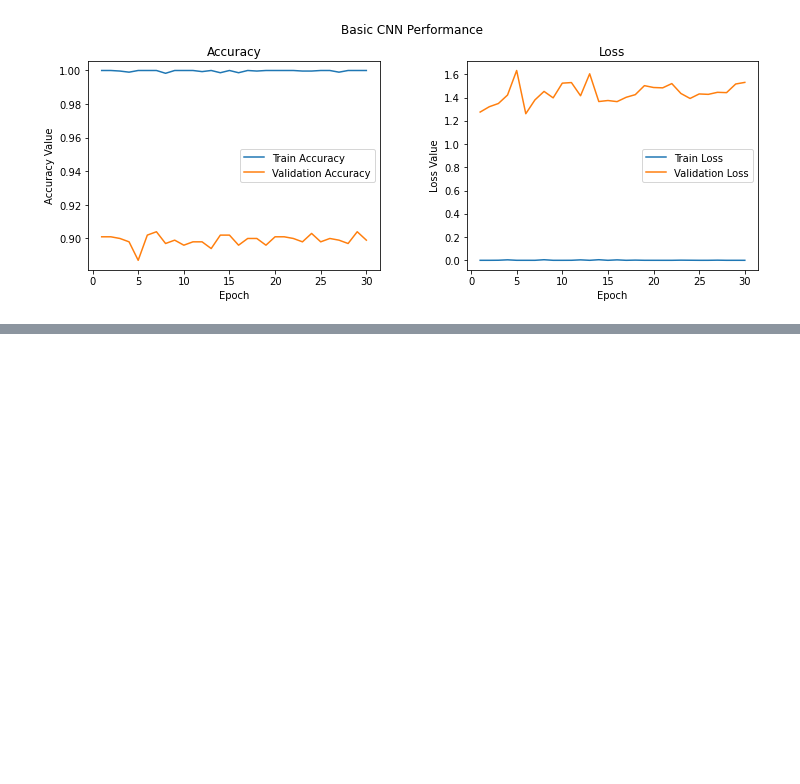
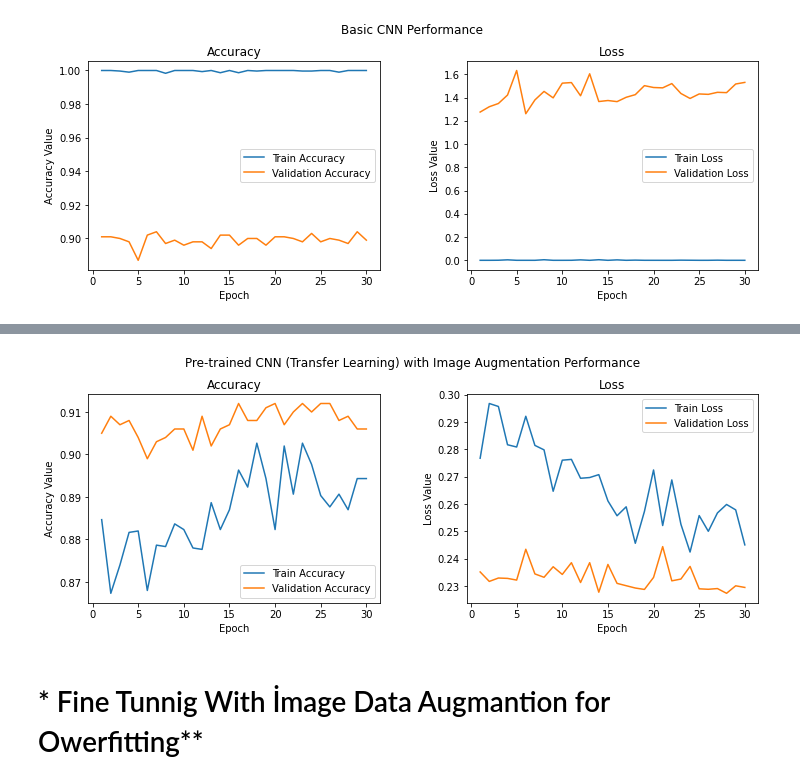
Before and after one commit to mustafabozkaya/hands-on-transfer-learning-with-python, a Jupyter notebook: notebooks/Ch05 - Unleash the Power of Transfer Learning/VGGBase_Newhead(8192_1)_Transfer_learning_models.ipynb, the cells around one changed output, grey strips where cells are left out. Saved outputs shown, nothing was run; the diff lists cells and outputs as text; code cells hidden in the pictures; blank space fills up the shorter version.

Commit message:
adding İmage Augmention and Fine tunnig

```diff
--- a/notebooks/Ch05 - Unleash the Power of Transfer Learning/VGGBase_Newhead(8192_1)_Transfer_learning_models.ipynb
+++ b/notebooks/Ch05 - Unleash the Power of Transfer Learning/VGGBase_Newhead(8192_1)_Transfer_learning_models.ipynb
@@ -604,0 +619,15 @@ l2 = ax2.legend(loc="best")
+# %%
+model2 = Sequential([
+                  vgg_model
+                  ,Dense(512, activation='relu', input_dim=input_shape)
+                  ,Dropout(0.3)
+                  ,Dense(512, activation='relu')
+                  ,Dropout(0.3)
+                  ,Dense(1, activation='sigmoid')
+])
+
+model2.compile(loss='binary_crossentropy',
+              optimizer=optimizers.RMSprop(learning_rate=2e-5),
+              metrics=['binary_accuracy'])
+
+model2.summary()
@@ -604,0 +655,5 @@ l2 = ax2.legend(loc="best")
+# %%
+history2=model2.fit(train_generator
+           ,epochs=30,verbose=1,
+           steps_per_epoch=100,
+           validation_data=val_generator)
@@ -604,0 +698,23 @@ l2 = ax2.legend(loc="best")
+# %%
+f, (ax1, ax2) = plt.subplots(1, 2, figsize=(12, 4))
+t = f.suptitle('Pre-trained CNN (Transfer Learning) with Image Augmentation Performance', fontsize=12)
+f.subplots_adjust(top=0.85, wspace=0.3)
+
+epoch_list = list(range(1,31))
+ax1.plot(epoch_list, history2.history['binary_accuracy'], label='Train Accuracy')
+ax1.plot(epoch_list, history2.history['val_binary_accuracy'], label='Validation Accuracy')
+ax1.set_xticks(np.arange(0, 31, 5))
+ax1.set_ylabel('Accuracy Value')
+ax1.set_xlabel('Epoch')
+ax1.set_title('Accuracy')
+l1 = ax1.legend(loc="best")
+
+ax2.plot(epoch_list, history2.history['loss'], label='Train Loss')
+ax2.plot(epoch_list, history2.history['val_loss'], label='Validation Loss')
+ax2.set_xticks(np.arange(0, 31, 5))
+ax2.set_ylabel('Loss Value')
+ax2.set_xlabel('Epoch')
+ax2.set_title('Loss')
+l2 = ax2.legend(loc="best")
+# %% [output]
+[figure, added]
@@ -604,0 +723,2 @@ l2 = ax2.legend(loc="best")
+# %% [markdown]
+# * Fine Tunnig With İmage Data Augmantion for Owerfitting**
```
Also changed, not shown: parts of 17 cells of this notebook.
